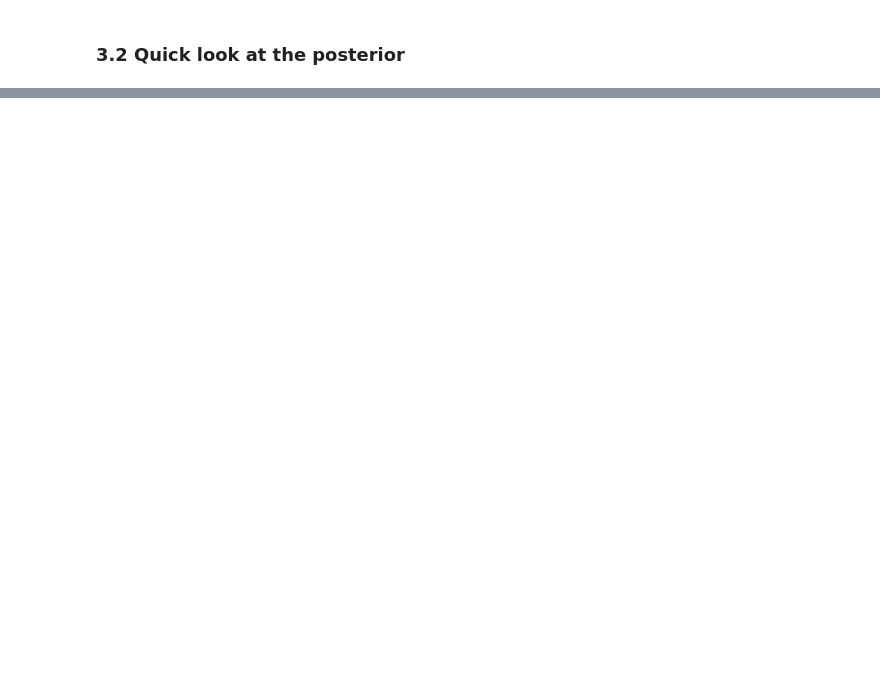
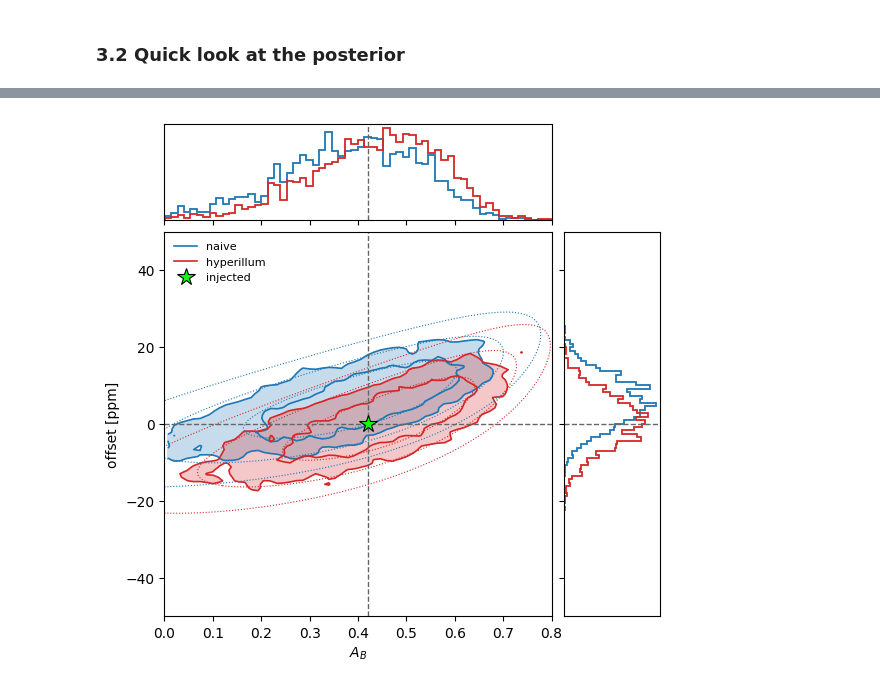
Before and after one commit to JonasSpiller/HyperPhase, a Jupyter notebook: HI PhaseCurve Fitting/test_dynesty.ipynb, the cells around one changed output, grey strips where cells are left out. Cells and saved outputs as stored; diff of their text form; code cells hidden in the pictures; blank space fills up the shorter version.

```diff
--- a/HI PhaseCurve Fitting/test_dynesty.ipynb
+++ b/HI PhaseCurve Fitting/test_dynesty.ipynb
@@ -224,0 +255,6 @@ hyperillum   (ESS 1752, information 0.97 nats)
+# %%
+profile = {name: (A_grid, O_grid, lnL) for name, (lnL, *_) in lnL_maps.items()}   # logl_grid returns (offset, A_B), which is what contour(A_grid, O_grid, ...) wants
+plot_posterior_overlay(fits, "A_B", "offset", truth=base, profile=profile, colors=COLOR)
+plt.show()
+# %% [output]
+[figure, added]
```
Also changed, not shown: parts of 18 cells of this notebook, 11 other files.
